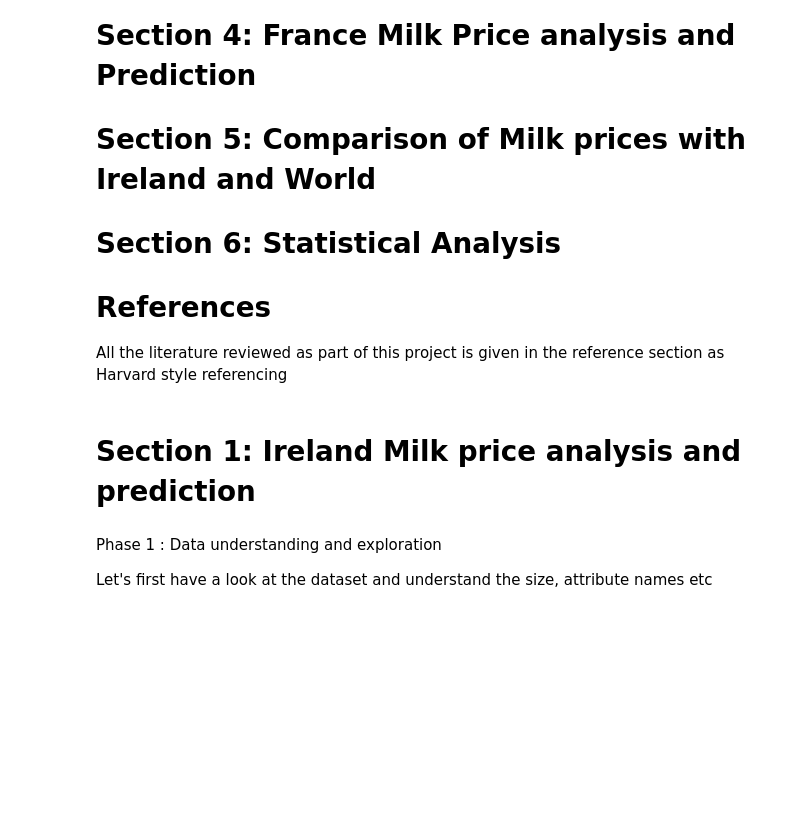
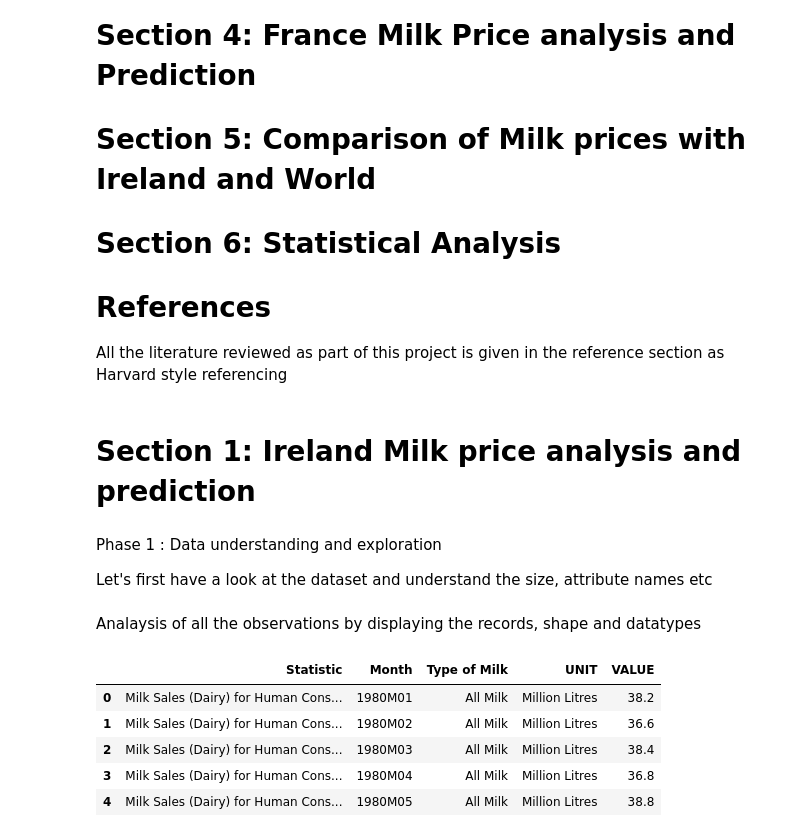
Before and after one commit to dhanya555/CA2, a Jupyter notebook: Integrated_CA2_Individual_Version1.ipynb, the cells around one changed output. Cells and saved outputs as stored; diff of their text form; code cells hidden in the pictures; blank space fills up the shorter version.

```diff
--- a/Integrated_CA2_Individual_Version1.ipynb
+++ b/Integrated_CA2_Individual_Version1.ipynb
@@ -45,0 +44,46 @@ filterwarnings('ignore')
+# %%
+#read all the milk or dairy related feature datasets of Ireland collected from various sources
+milk_sales_Ireland_monthly                 = pd.read_csv('All_milk_sales_Ireland_monthly.csv')            # all milk sales Ireland
+calf_birth_beef_bull_female_monthly        = pd.read_csv('Calf_birth_Beef_Bull_Female_monthly.csv')       # calf birth beef bull female
+calf_birth_beef_bull_male_monthly          = pd.read_csv('Calf_birth_Beef_Bull_Male_monthly.csv')         # calf birth beef bull male
+calf_birth_dairy_bull_female_monthly       = pd.read_csv('Calf_birth_Dairy_Bull_Female_monthly.csv')      # calf birth dairy bull female
+calf_birth_dairy_bull_male_monthly         = pd.read_csv('Calf_birth_Dairy_Bull_Male_monthly.csv')        # calf birth dairy bull male
+cattle_fattening_feed_price_monthly        = pd.read_csv('Cattle_fattening_feed_price_monthly.csv')       # cattle fattening feed
+cattle_fattening_nuts_cubes_price_monthly  = pd.read_csv('Cattle_fattening_nuts_cubes_price_monthly.csv') # cattle fattening nuts cubes
+consumer_price_fullfat_milk2L_monthly      = pd.read_csv('Consumer_price_fullfat_milk_2L_euro.csv')       # consumer price fullfat milk
+consumer_price_lowfat_milk1L_monthly       = pd.read_csv('Consumer_price_lowfat_milk_1L_euro.csv')        # consumer price lowfat milk
+cow_milk_intake_pasteury_creamery_monthly  = pd.read_csv('Cows_milk_intake_domestic_creameris_pasteuries_monthly.csv') # milk intake creamery pasteury
+fertilizer_calciumammonium_nitrate_monthly = pd.read_csv('Fertilizer_calciumammonium_nitrate_price_monthly.csv') # fertilizer calciumammonium nitrate price
+fertilizer_granularsuperphosphate_monthly  = pd.read_csv('Fertilizer_Granular_Superphosphate_price_monthly.csv') # fertilizer superphosphate price
+fertilizer_potash_muriate_monthly          = pd.read_csv('Fertilizer_muriate_potash_price_monthly.csv') # fertilizer potash muriate price
+fertilizer_urea_monthly                    = pd.read_csv('Fertilizer_Urea_price_monthly.csv') # fertilizer urea price
+heifer_200_249kg_price_monthly             = pd.read_csv('Heifers_200_249KG_price_monthly.csv') # heifer 200 249kg price
+heifer_250_299kg_price_monthly             = pd.read_csv('Heifers_250_299KG_price_monthly.csv') # heifer 250 299kg price
+heifer_300_349kg_price_monthly             = pd.read_csv('Heifers_300_349KG_price_monthly.csv') # heifer 300 349kg price
+heifer_350_399kg_price_monthly             = pd.read_csv('Heifers_350_399KG_price_monthly.csv') # heifer 350 399kg price
+heifer_400_449kg_price_monthly             = pd.read_csv('Heifers_400_449KG_price_monthly.csv') # heifer 400 449kg price
+consumer_price_index_Ireland_monthly       = pd.read_excel('Ireland_Consumer_Price_Index_monthly.xlsx') # Ireland consumer price
+producer_price_index_Ireland_monthly       = pd.read_excel('Ireland_Producer_Price_Index_monthly.xlsx') # Ireland producer price
+maize_meal_price_Ireland_monthly           = pd.read_csv('Maize_meal_price_Ireland_monthly.csv') # Maize meal price
+producer_price_actualprotein_milk_monthly  = pd.read_csv('Manufacture_price_actualfatprotein_milk_monthly.csv') # Manufacture price milk
+milk_sales_skimmed_semiskimmed_Ireland     = pd.read_csv('Milk_sales_skimmed_semiskimmed_Ireland_monthly.csv') # Milk sales semiskimmed and skimmed
+milk_sales_whole_milk_Ireland              = pd.read_csv('Milk_sales_whole_milk_Ireland_monthly.csv') # Milk sales whole milk
+butter_production_monthly                  = pd.read_csv('Production_Butter_monthly.csv') # butter production
+cheese_production_monthly                  = pd.read_csv('Production_Cheese_monthly.csv') # cheese production
+skimmed_milk_production_monthly            = pd.read_csv('Production_skimmed_milk_monthly.csv') # skimmed milk production
+transport_consumer_price_index_monthly     = pd.read_csv('Transport_Consumer_PriceIndex_monthly.csv') # transport consumer priceindex
+wheat_feed_price_Ireland_monthly           = pd.read_csv('Wheat_feed_price_Ireland_monthly.csv') # wheat feed price
+diesel_price_monthly                       = pd.read_csv('Diesel_price_monthly.csv') # diesel price index
+petrol_price_monthly                       = pd.read_csv('Petrol_unleaded_price_monthly.csv') # unleaded petrol price index
+# %% [markdown]
+Analaysis of all the observations by displaying the records, shape and datatypes
+# %%
+#check first 5 records
+milk_sales_Ireland_monthly.head()
+# %% [output]
+|  | Statistic | Month | Type of Milk | UNIT | VALUE |
+| 0 | Milk Sales (Dairy) for Human Cons... | 1980M01 | All Milk | Million Litres | 38.2 |
+| 1 | Milk Sales (Dairy) for Human Cons... | 1980M02 | All Milk | Million Litres | 36.6 |
+| 2 | Milk Sales (Dairy) for Human Cons... | 1980M03 | All Milk | Million Litres | 38.4 |
+| 3 | Milk Sales (Dairy) for Human Cons... | 1980M04 | All Milk | Million Litres | 36.8 |
+| 4 | Milk Sales (Dairy) for Human Cons... | 1980M05 | All Milk | Million Litres | 38.8 |
```
Also changed, not shown: parts of 115 cells of this notebook, 32 other files.
